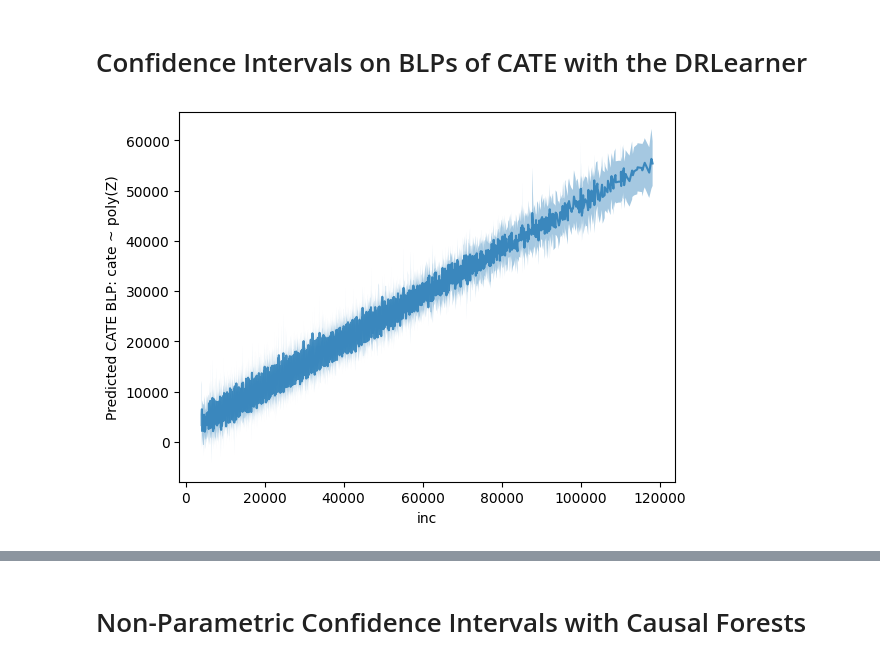
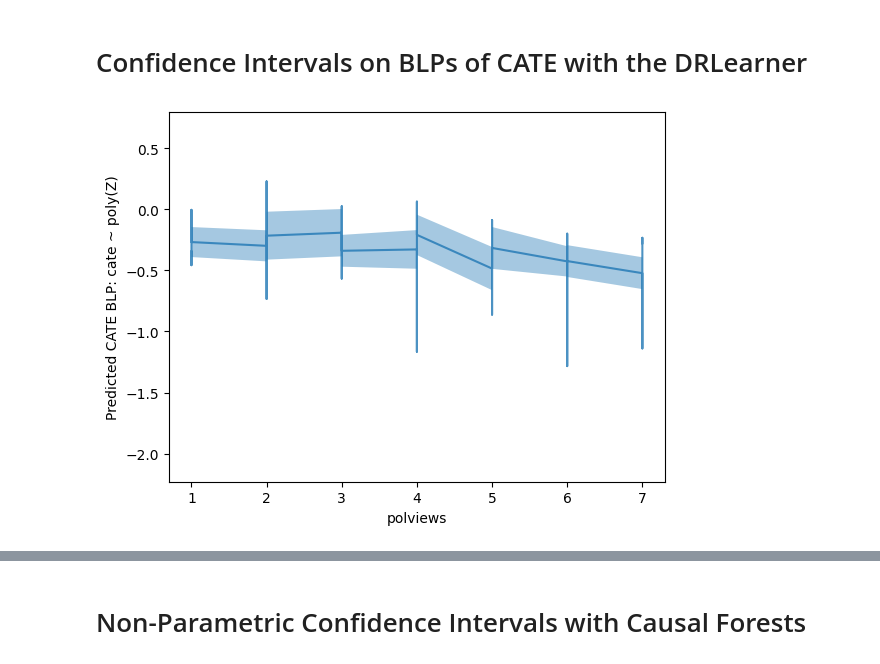
Before and after one commit to stanford-msande228/winter23, a Jupyter notebook: CATE-estimation.ipynb, the cells around one changed output, grey strips where cells are left out. Cells and saved outputs as stored; diff of their text form; code cells hidden in the pictures.

```diff
--- a/CATE-estimation.ipynb
+++ b/CATE-estimation.ipynb
@@ -24,14 +24,14 @@ from myflaml import auto_reg, auto_clf, auto_weighted_reg
 time_budget = 10 # time budget for auto-ml in seconds (advisable around 120)
 verbose = 0 # verbosity of auto-ml
 n_splits = 5 # cross-fitting and cross-validation splits
-data = '401k' # which dataset, one of {'401k', 'criteo', 'welfare'}
+data = 'welfare' # which dataset, one of {'401k', 'criteo', 'welfare'}
 plot = True # whether to plot results
-feat_ind = 1 # which feature to use as x axis in plotting
+xfeat = 'polviews' # feature to use as x axis in plotting, e.g. for criteo 'f1', for 401k 'inc', for welfare 'polviews'
 # Formula for the BLP of CATE regression.
-blp_formula = 'np.log(inc)' # e.g. 'f1' for criteo, np.log(inc)' for 401k, 'C(polviews)' for the welfare case.
+blp_formula = 'C(polviews)' # e.g. 'f1' for criteo, np.log(inc)' for 401k, 'C(polviews)' for the welfare case.
 
 ## For semi-synthetic data generation; available only if data='401k'
-semi_synth = True # True is available only if data='401k'
+semi_synth = False # True is available only if data='401k'
 simple_synth = True # True is available only if data='401k'
 max_depth = 3 # max depth of random forest during for semi-synthetic model fitting
 scale = .4 # magnitude of noise in semi-synthetic data
@@ -912,13 +917,13 @@ Zpoly = PolynomialFeatures(degree=1, include_bias=True).fit_transform(Z)
 lr = OLS(dr_preds, Zpoly).fit()
 pred_df = lr.get_prediction(Zpoly).summary_frame(alpha=.01)
 # %%
-inds = np.argsort(X.iloc[:, feat_ind])
-plt.fill_between(X.iloc[inds, feat_ind], pred_df['mean_ci_lower'][inds], pred_df['mean_ci_upper'][inds], alpha=.4)
-plt.plot(X.iloc[inds, feat_ind], pred_df['mean'][inds], alpha=.8)
-plt.xlabel(X.columns[feat_ind])
+inds = np.argsort(X[xfeat])
+plt.fill_between(X[xfeat].iloc[inds], pred_df['mean_ci_lower'][inds], pred_df['mean_ci_upper'][inds], alpha=.4)
+plt.plot(X[xfeat].iloc[inds], pred_df['mean'][inds], alpha=.8)
+plt.xlabel(xfeat)
 plt.ylabel('Predicted CATE BLP: cate ~ poly(Z)')
 plt.show()
 # %% [output]
-[figure, old version]
+[figure, new version]
 # %%
 if semi_synth:
```
Also changed, not shown: parts of 45 cells of this notebook.
